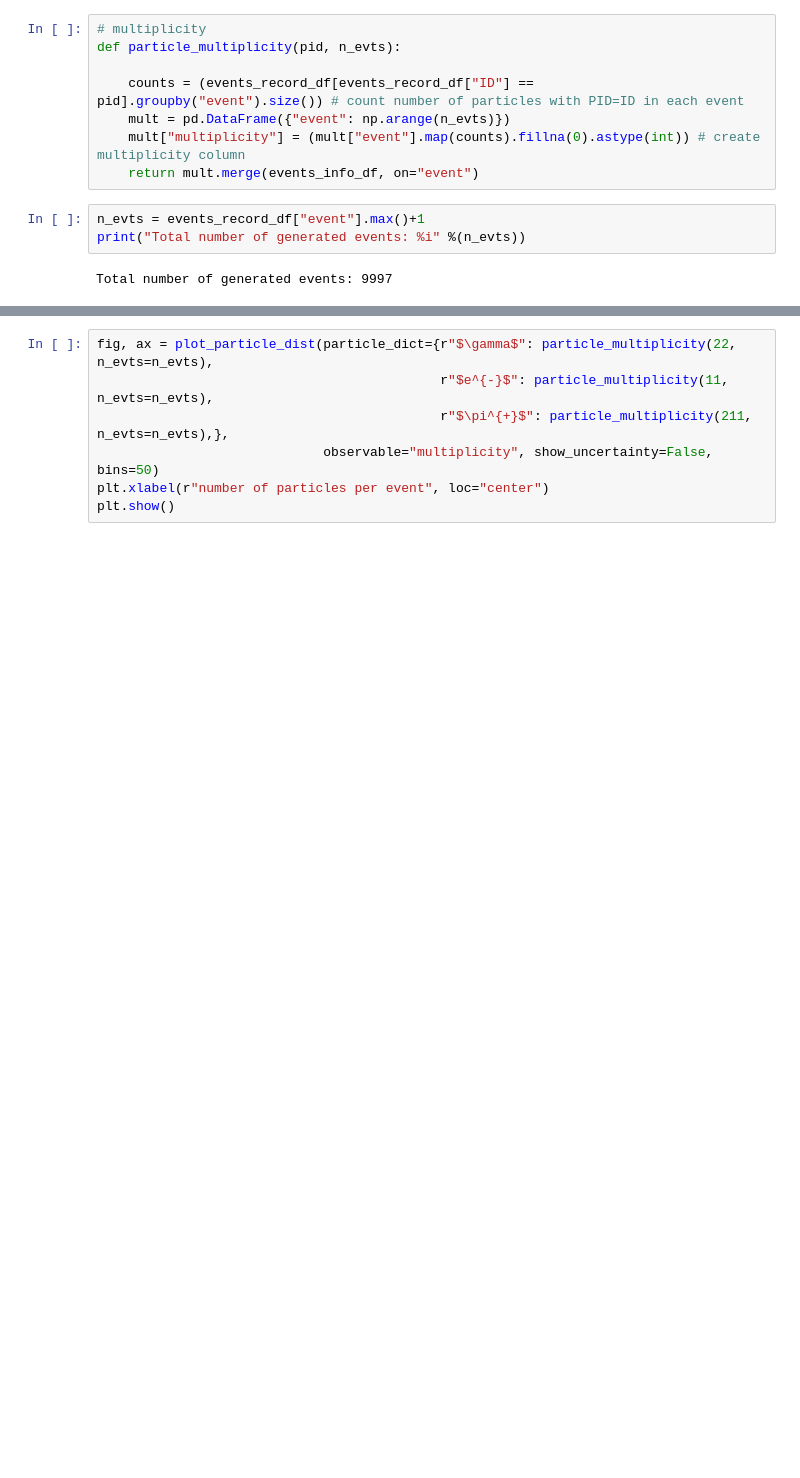
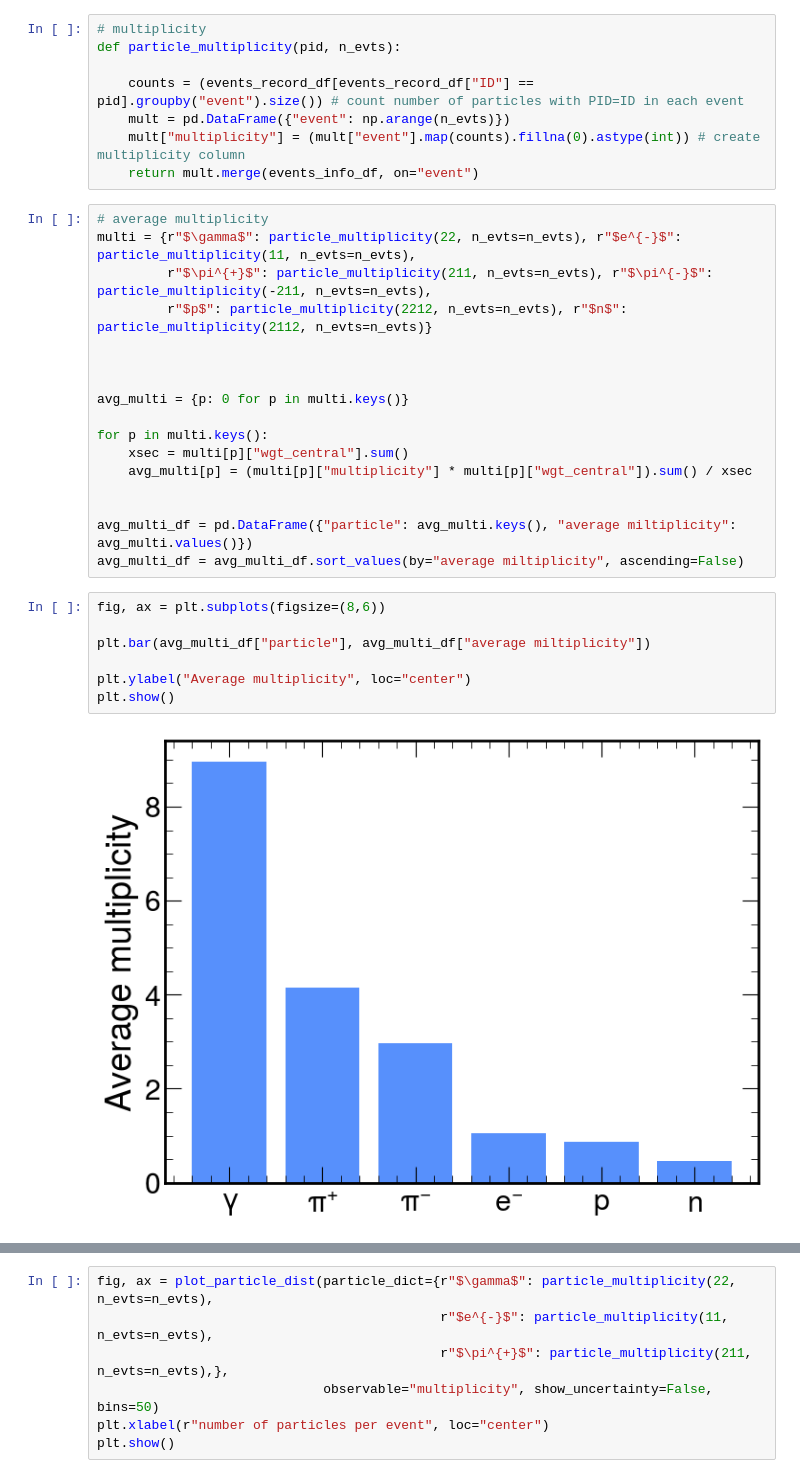
Before and after one commit to camilapramos/nuDIS, a Jupyter notebook: notebooks/plots.ipynb, the cells around one changed output, grey strips where cells are left out. Drawn from its saved outputs; the diff is of its cells as text; blank space fills up the shorter version.

Commit message:
updated event generation, updated plots, added TODO list

```diff
--- a/notebooks/plots.ipynb
+++ b/notebooks/plots.ipynb
@@ -209,8 +214,29 @@ def particle_multiplicity(pid, n_evts):
     mult = pd.DataFrame({"event": np.arange(n_evts)})
     mult["multiplicity"] = (mult["event"].map(counts).fillna(0).astype(int)) # create multiplicity column
     return mult.merge(events_info_df, on="event")
-# %%
-n_evts = events_record_df["event"].max()+1
-print("Total number of generated events: %i" %(n_evts))
-# %% [output]
-Total number of generated events: 9997
+# %%
+# average multiplicity
+multi = {r"$\gamma$": particle_multiplicity(22, n_evts=n_evts), r"$e^{-}$": particle_multiplicity(11, n_evts=n_evts),
+         r"$\pi^{+}$": particle_multiplicity(211, n_evts=n_evts), r"$\pi^{-}$": particle_multiplicity(-211, n_evts=n_evts),
+         r"$p$": particle_multiplicity(2212, n_evts=n_evts), r"$n$": particle_multiplicity(2112, n_evts=n_evts)}
+
+
+
+avg_multi = {p: 0 for p in multi.keys()}
+
+for p in multi.keys():
+    xsec = multi[p]["wgt_central"].sum()
+    avg_multi[p] = (multi[p]["multiplicity"] * multi[p]["wgt_central"]).sum() / xsec
+
+
+avg_multi_df = pd.DataFrame({"particle": avg_multi.keys(), "average miltiplicity": avg_multi.values()})
+avg_multi_df = avg_multi_df.sort_values(by="average miltiplicity", ascending=False)
+# %%
+fig, ax = plt.subplots(figsize=(8,6))
+
+plt.bar(avg_multi_df["particle"], avg_multi_df["average miltiplicity"])
+
+plt.ylabel("Average multiplicity", loc="center")
+plt.show()
+# %% [output]
+[figure, added]
```
Also changed, not shown: parts of 7 cells of this notebook, 3 other files.
